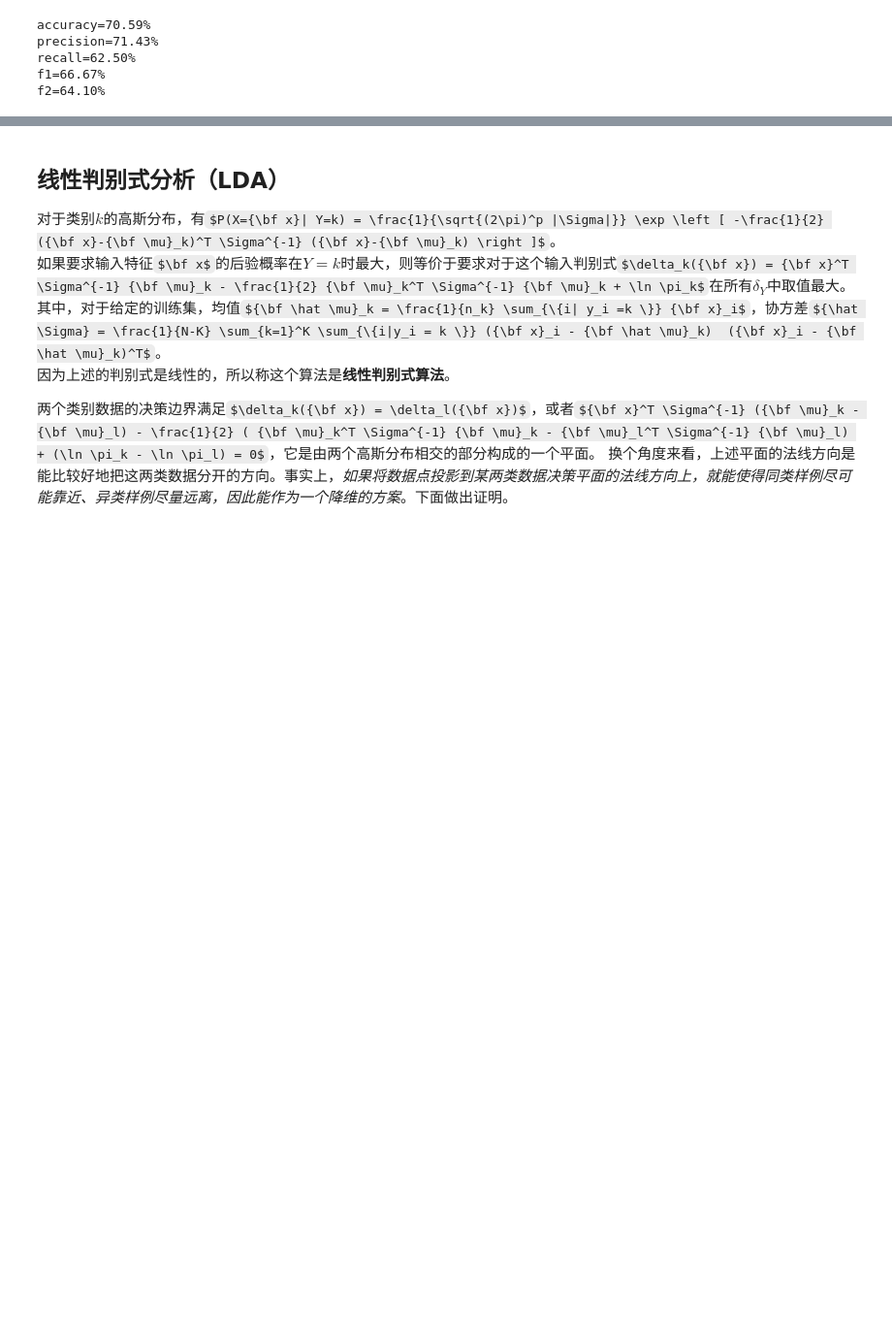
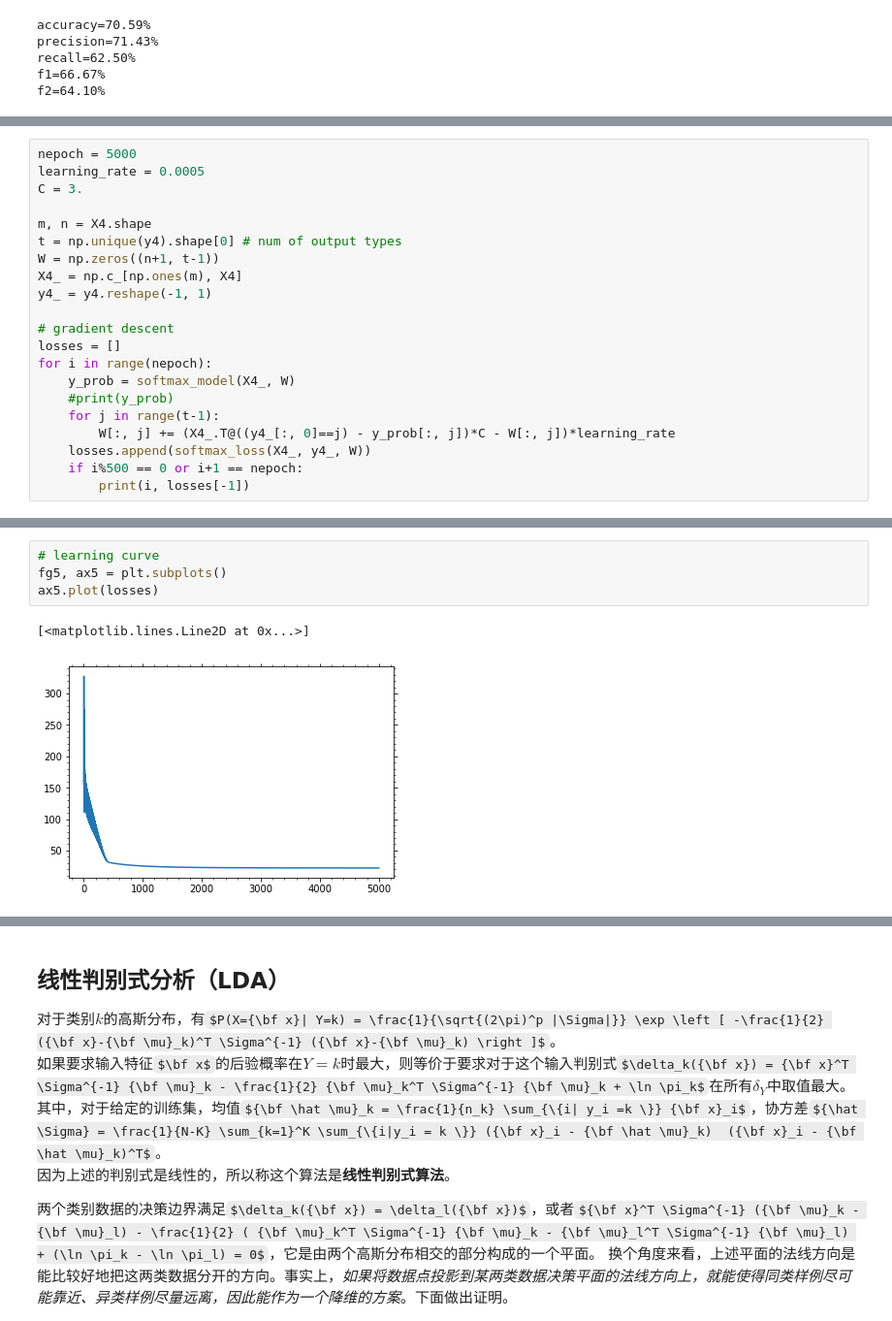
Before and after one commit to szqtc/MyMachineLearningNotes, a Jupyter notebook: 1_LinearModel.ipynb, the cells around one changed output, grey strips where cells are left out. Shown: that part at 97% size. Saved outputs shown, nothing was run; the diff lists cells and outputs as text; some formulas as TeX source; blank space fills up the shorter version.

Commit message:
implement softmax regression

```diff
--- a/1_LinearModel.ipynb
+++ b/1_LinearModel.ipynb
@@ -773,0 +896,21 @@ $p(y=K \mid {\bf x}) = \frac{1}{1 + \sum_{i=1}^{K-1} \exp({\bf \hat w}_i^T {\bf
+# %%
+nepoch = 5000
+learning_rate = 0.0005
+C = 3.
+
+m, n = X4.shape
+t = np.unique(y4).shape[0] # num of output types
+W = np.zeros((n+1, t-1))
+X4_ = np.c_[np.ones(m), X4]
+y4_ = y4.reshape(-1, 1)
+
+# gradient descent
+losses = []
+for i in range(nepoch):
+    y_prob = softmax_model(X4_, W)
+    #print(y_prob)
+    for j in range(t-1):
+        W[:, j] += (X4_.T@((y4_[:, 0]==j) - y_prob[:, j])*C - W[:, j])*learning_rate
+    losses.append(softmax_loss(X4_, y4_, W))
+    if i%500 == 0 or i+1 == nepoch:
+        print(i, losses[-1])
@@ -773,0 +929,7 @@ $p(y=K \mid {\bf x}) = \frac{1}{1 + \sum_{i=1}^{K-1} \exp({\bf \hat w}_i^T {\bf
+# %%
+# learning curve
+fg5, ax5 = plt.subplots()
+ax5.plot(losses)
+# %% [output]
+[<matplotlib.lines.Line2D at 0x...>]
+[figure, added]
```
Also changed, not shown: parts of 29 cells of this notebook, 1 other file.
